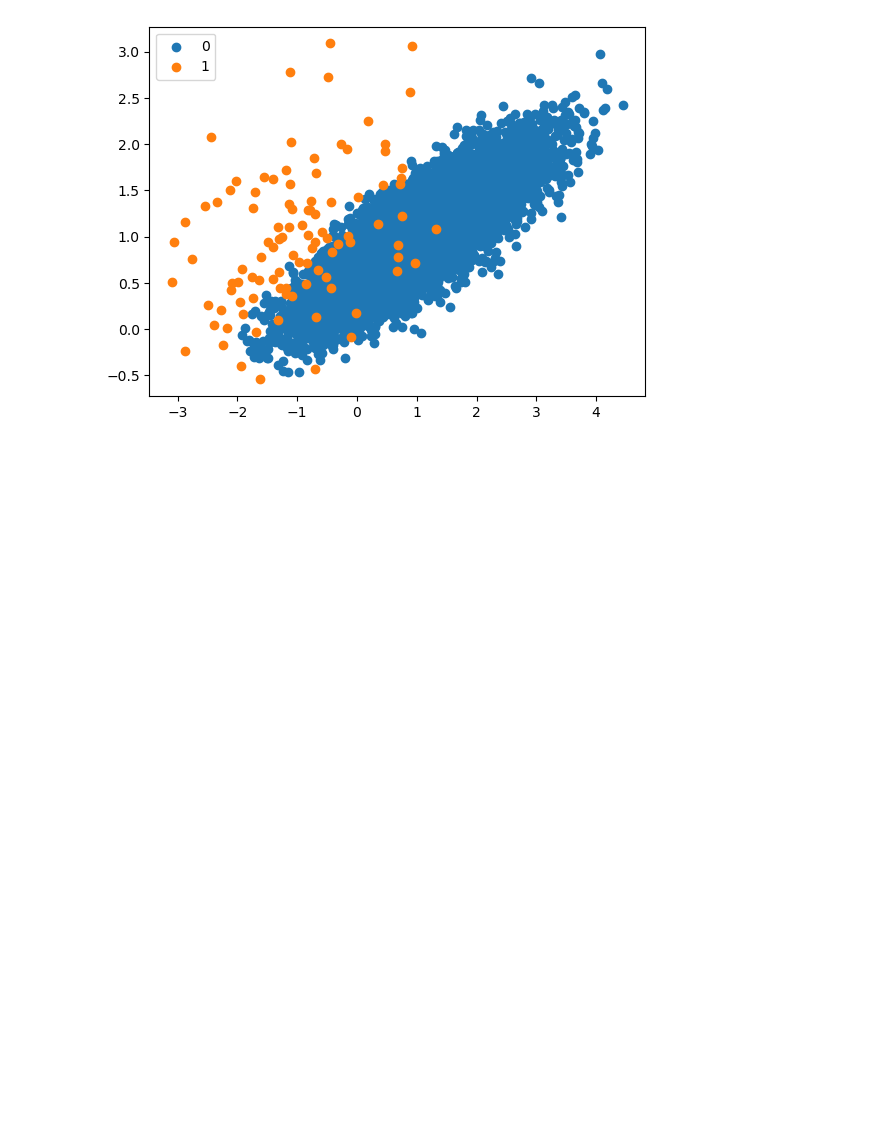
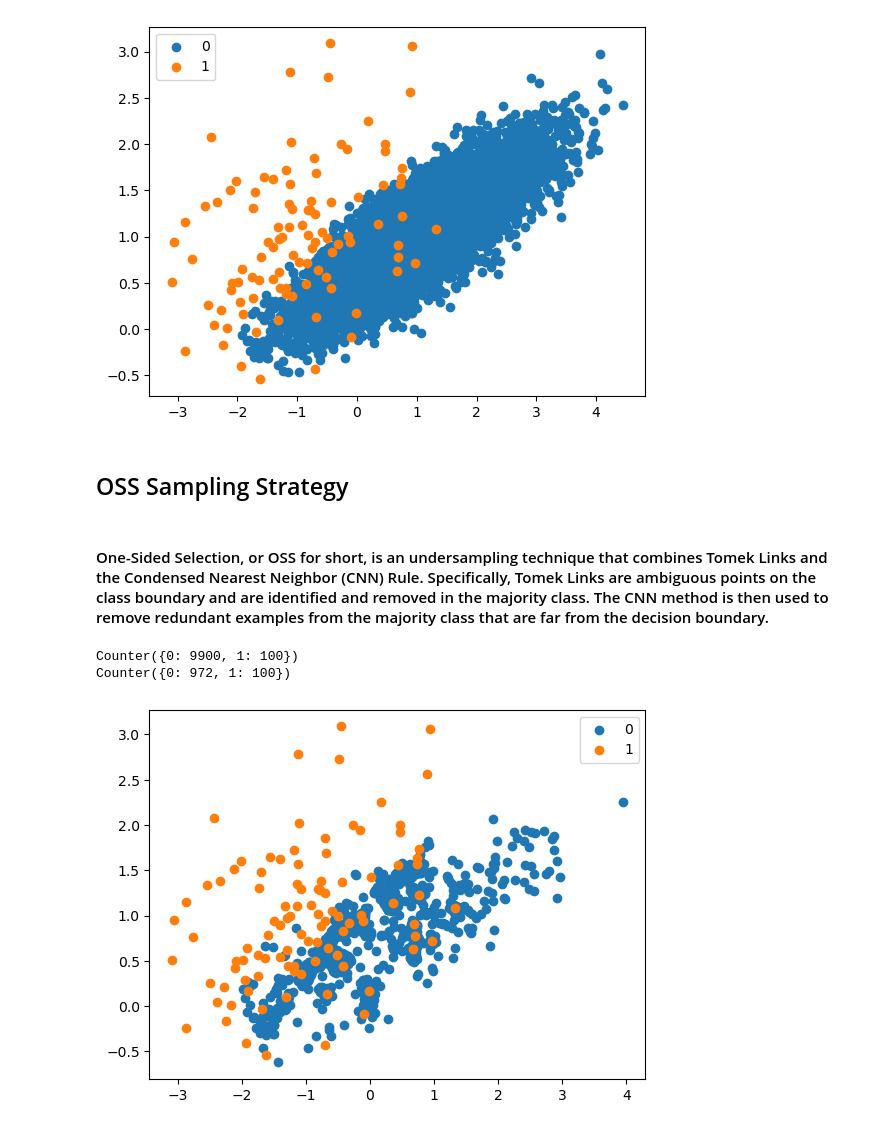
Before and after one commit to MaukanMir/Imbalanced-Classification-Project, a Jupyter notebook: sampling-chapter.ipynb, the cells around one changed output. Saved outputs shown, nothing was run; the diff lists cells and outputs as text; code cells hidden in the pictures; blank space fills up the shorter version.

Commit message:
Added new method

```diff
--- a/sampling-chapter.ipynb
+++ b/sampling-chapter.ipynb
@@ -503,3 +503,37 @@ Counter({0: 9900, 1: 100})
 Counter({0: 9806, 1: 100})
 <matplotlib.legend.Legend at 0x...>
 [figure]
+# %% [markdown]
+## OSS Sampling Strategy
+# %% [markdown]
+#### One-Sided Selection, or OSS for short, is an undersampling technique that combines Tomek Links and the Condensed Nearest Neighbor (CNN) Rule. Specifically, Tomek Links are ambiguous points on the class boundary and are identified and removed in the majority class. The CNN method is then used to remove redundant examples from the majority class that are far from the decision boundary.
+# %%
+# undersample and plot imbalanced dataset with One-Sided Selection
+from collections import Counter
+from sklearn.datasets import make_classification
+from imblearn.under_sampling import OneSidedSelection
+from matplotlib import pyplot
+from numpy import where
+# define dataset
+X, y = make_classification(n_samples=10000, n_features=2, n_redundant=0,
+    n_clusters_per_class=1, weights=[0.99], flip_y=0, random_state=1)
+# summarize class distribution
+counter = Counter(y)
+print(counter)
+# define the undersampling method
+undersample = OneSidedSelection(n_neighbors=1, n_seeds_S=200)
+# transform the dataset
+X, y = undersample.fit_resample(X, y)
+# summarize the new class distribution
+counter = Counter(y)
+print(counter)
+# scatter plot of examples by class label
+for label, _ in counter.items():
+  row_ix = where(y == label)[0]
+  pyplot.scatter(X[row_ix, 0], X[row_ix, 1], label=str(label))
+pyplot.legend()
+pyplot.show()
+# %% [output]
+Counter({0: 9900, 1: 100})
+Counter({0: 972, 1: 100})
+[figure, added]
```
Also changed, not shown: parts of 3 cells of this notebook.
